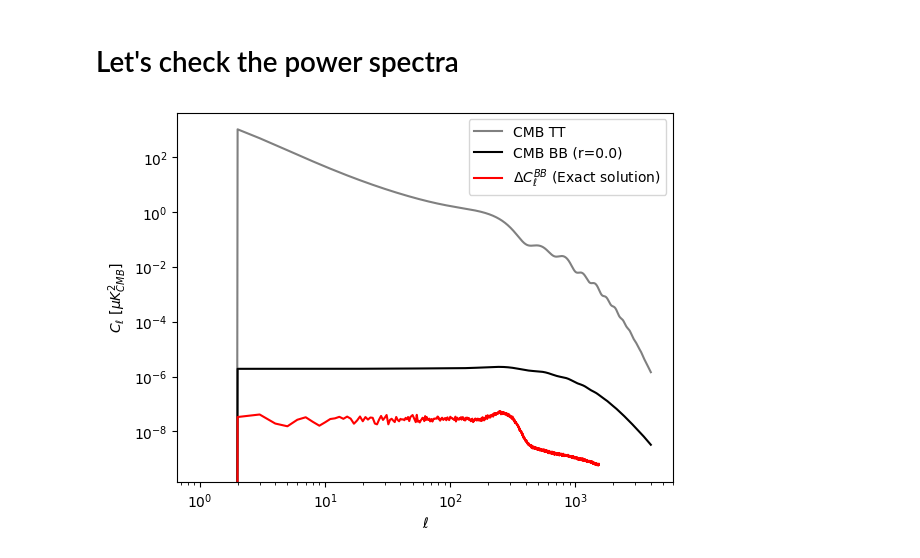
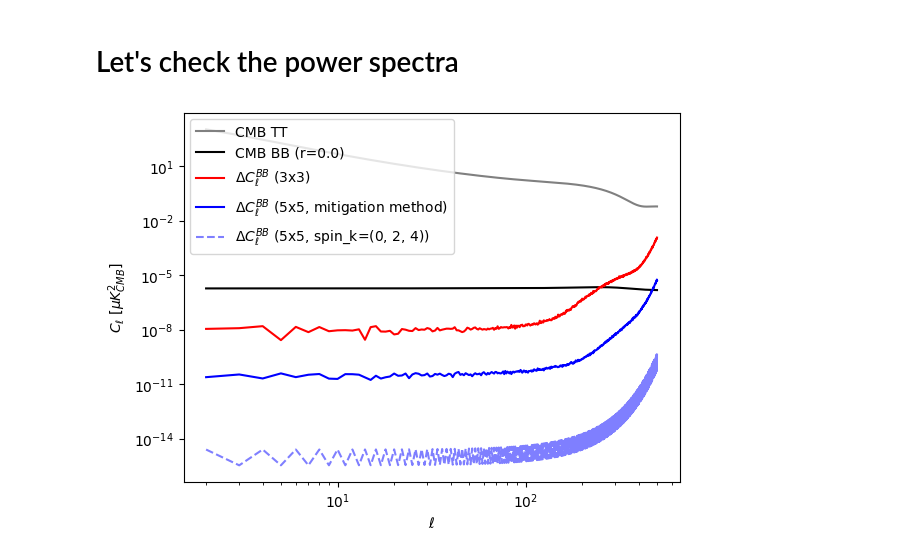
Before and after one commit to yusuke-takase/SBM, a Jupyter notebook: notebooks/elliptical_beam_convolution.ipynb, the cells around one changed output. Cells and saved outputs as stored; diff of their text form; code cells hidden in the pictures.

```diff
--- a/notebooks/elliptical_beam_convolution.ipynb
+++ b/notebooks/elliptical_beam_convolution.ipynb
@@ -37,3 +136,7 @@ blm = hp.map2alm(beam)
 # %%
 mdim = 3
-signal_field = sbm.SignalFields.elliptical_beam_field(scan_field, mdim, alm, blm)
+signal_field = SignalFields.elliptical_beam_field(scan_field, mdim, alm, blm, spin_k=spin_k)
+scan_field.xlink_threshold = 1
+output_map = scan_field.map_make(signal_field, show_eq=True)
+residual = reference_map - output_map
+delta_cl_3 = residual_bb(residual)
@@ -65,0 +159,6 @@ hp.mollview(residual[2], title="$\Delta U$", sub=(3,3,9), cmap=cmap)
+# %%
+mdim = 5
+signal_field = SignalFields.elliptical_beam_field(scan_field, mdim, alm, blm, spin_k=spin_k)
+output_map = scan_field.map_make(signal_field, show_eq=True)
+residual = reference_map - output_map
+delta_cl_5 = residual_bb(residual)
@@ -66,23 +178,33 @@ hp.mollview(residual[2], title="$\Delta U$", sub=(3,3,9), cmap=cmap)
+# %%
+if k_max > 4:
+    signal_field = SignalFields.elliptical_beam_field(scan_field, 5, alm, blm, spin_k=(0, 2, 4))
+    residual = reference_map - scan_field.map_make(signal_field)
+    delta_cl_5_k4 = residual_bb(residual)
+else:
+    delta_cl_5_k4 = None  # spin_k is not larger than (0, 2, 4)
 # %% [markdown]
 # Let's check the power spectra
 # %%
 fiducial_cl = sbm.load_fiducial_cl(r)
-res_cl = hp.anafast(residual)
-delta_cl = res_cl[2]
-ell = np.arange(len(fiducial_cl[0]))
+ell_plot = np.arange(2, min(500, lmax) + 1)
 
-plt.plot(fiducial_cl[0], label="CMB TT", color="gray")
-plt.plot(fiducial_cl[2], label=f"CMB BB (r={r})", color="black")
-plt.plot(
-    res_cl[2] ,
-    label="$\Delta C_\ell^{BB}$ (Exact solution)",
-    color="red",
-)  # deconvolution
-
-plt.xlabel("$\ell$")
-plt.ylabel("$C_\ell ~ [\mu K_{CMB}^2]$")
+plt.plot(ell_plot, fiducial_cl[0][ell_plot], label="CMB TT", color="gray")
+plt.plot(ell_plot, fiducial_cl[2][ell_plot], label=f"CMB BB (r={r})", color="black")
+plt.plot(ell_plot, delta_cl_3[ell_plot], label=r"$\Delta C_\ell^{BB}$ (3x3)", color="red")
+plt.plot(ell_plot, delta_cl_5[ell_plot], label=r"$\Delta C_\ell^{BB}$ (5x5, mitigation method)", color="blue")
+if delta_cl_5_k4 is not None:
+    plt.plot(
+        ell_plot,
+        delta_cl_5_k4[ell_plot],
+        "--",
+        label=r"$\Delta C_\ell^{BB}$ (5x5, spin_k=(0, 2, 4))",
+        color="blue",
+        alpha=0.5,
+    )
+plt.xlabel(r"$\ell$")
+plt.ylabel(r"$C_\ell ~ [\mu K_{CMB}^2]$")
 plt.xscale("log")
 plt.yscale("log")
 plt.legend();
 # %% [output]
-[figure, old version]
+[figure, new version]
```
Also changed, not shown: parts of 36 cells of this notebook.
